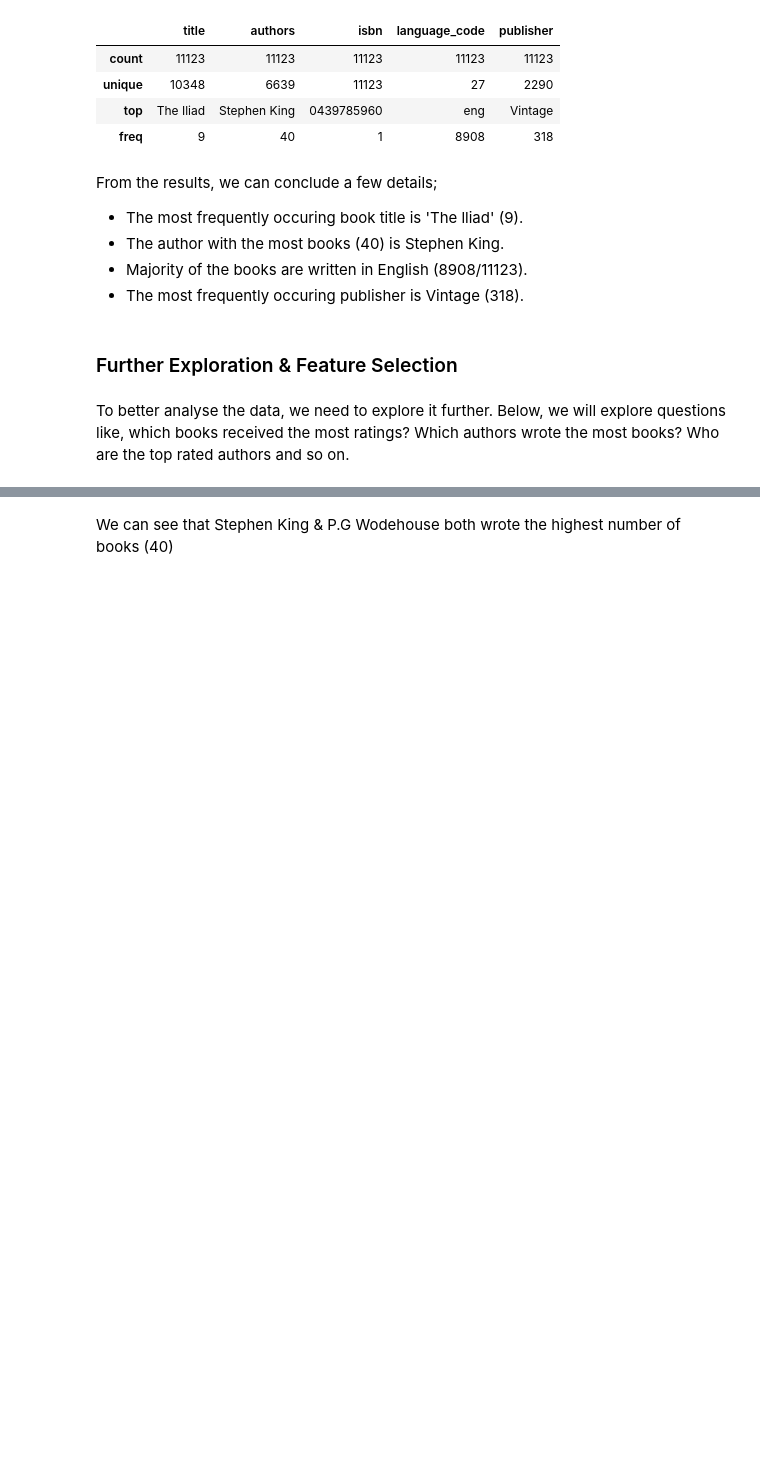
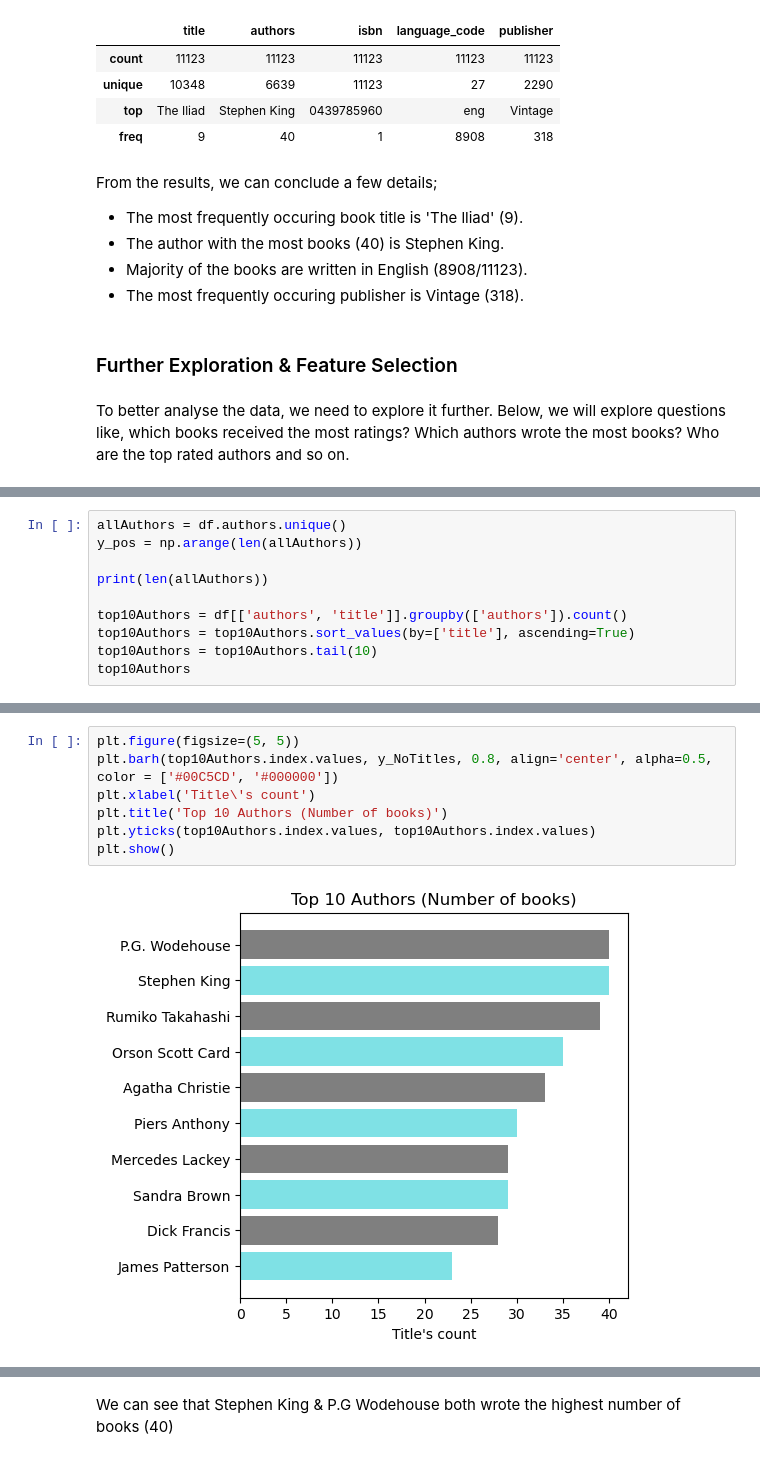
Before and after one commit to Ayanab01/BookClassificationModel, a Jupyter notebook: ML Project.ipynb, the cells around one changed output, grey strips where cells are left out. Drawn from its saved outputs; the diff is of its cells as text; blank space fills up the shorter version.

```diff
--- a/ML Project.ipynb
+++ b/ML Project.ipynb
@@ -300,0 +303,10 @@ To better analyse the data, we need to explore it further. Below, we will explor
+# %%
+allAuthors = df.authors.unique()
+y_pos = np.arange(len(allAuthors))
+
+print(len(allAuthors))
+
+top10Authors = df[['authors', 'title']].groupby(['authors']).count()
+top10Authors = top10Authors.sort_values(by=['title'], ascending=True)
+top10Authors = top10Authors.tail(10)
+top10Authors
@@ -301 +327,10 @@ To better analyse the data, we need to explore it further. Below, we will explor
+# %%
+plt.figure(figsize=(5, 5))
+plt.barh(top10Authors.index.values, y_NoTitles, 0.8, align='center', alpha=0.5, color = ['#00C5CD', '#000000'])
+plt.xlabel('Title\'s count')
+plt.title('Top 10 Authors (Number of books)')
+plt.yticks(top10Authors.index.values, top10Authors.index.values)
+plt.show()
+# %% [output]
+[figure, added]
 # %%
```
Also changed, not shown: parts of 9 cells of this notebook.
